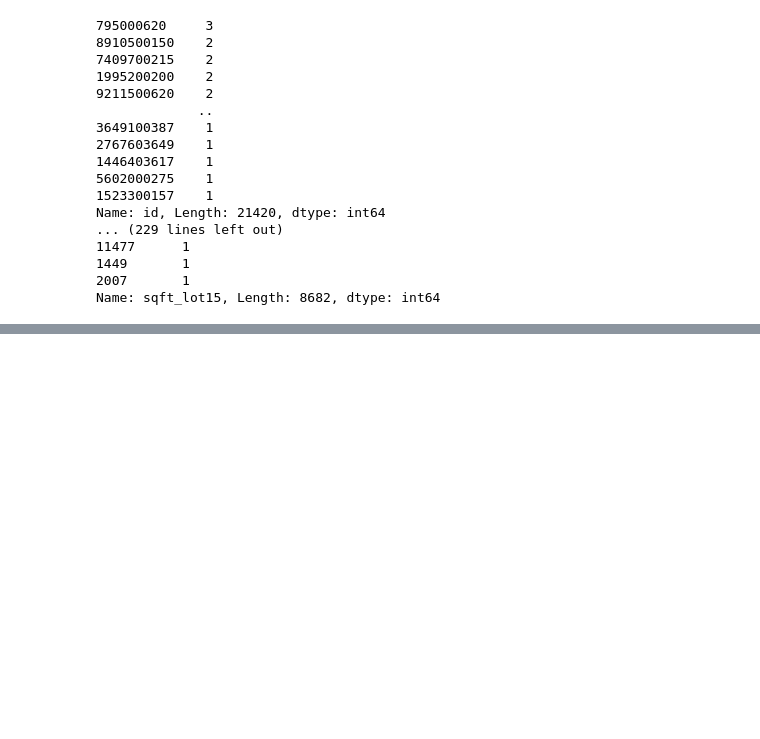
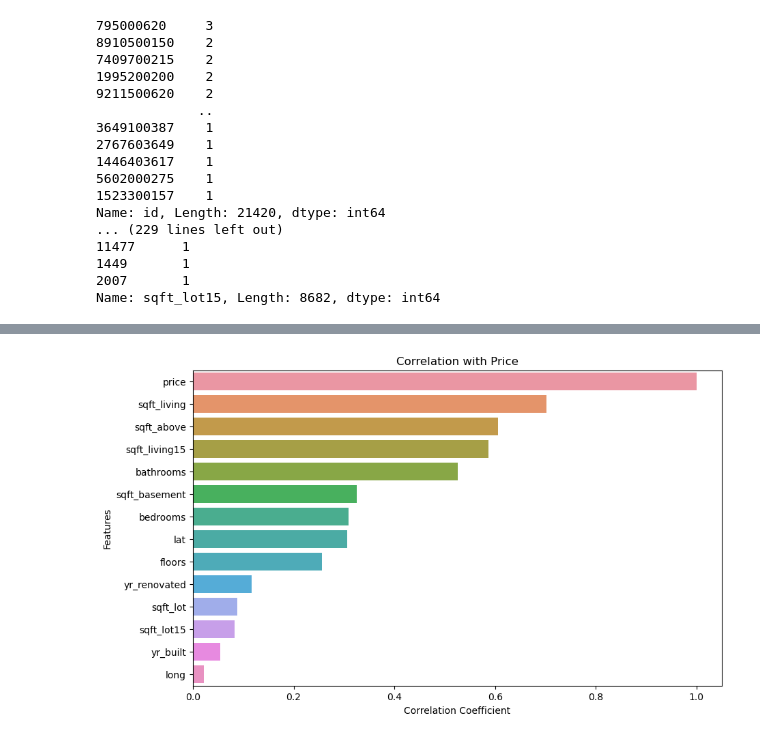
Before and after one commit to Gladys-Aura/PHASE-2-NEW-PROJECT, a Jupyter notebook: Student.ipynb, the cells around one changed output, grey strips where cells are left out. Saved outputs shown, nothing was run; the diff lists cells and outputs as text; code cells hidden in the pictures; blank space fills up the shorter version.

```diff
--- a/Student.ipynb
+++ b/Student.ipynb
@@ -267,0 +352,25 @@ df['sqft_basement'] = df['sqft_basement'].astype(float)
+# %%
+# Encode the grade column
+# Define the order of the categories
+category_order = {
+    "3 Poor": 3,
+    "5 Fair": 5,
+    "4 Low": 4,
+    "6 Low Average": 6,
+    "7 Average": 7,
+    "8 Good": 8,
+    "9 Better": 9,
+    "10 Very Good": 10,
+    "11 Excellent": 11,
+    "12 Luxury": 12,
+    "13 Mansion": 13
+}
+
+# Perform ordinal encoding on the "grade" column
+df["grade_encoded"] = df["grade"].replace(category_order)
+
+# Replace the original "grade" column with the encoded values
+df["grade"] = df["grade_encoded"]
+
+# Check the updated dataset
+df['grade'].value_counts()
@@ -267,0 +431,20 @@ df['sqft_basement'] = df['sqft_basement'].astype(float)
+# %%
+# Select numerical columns for correlation analysis
+numerical_columns = ['price', 'bedrooms', 'bathrooms', 'sqft_living', 'sqft_lot', 'floors', 'sqft_above',
+                     'sqft_basement', 'yr_built', 'yr_renovated', 'lat', 'long', 'sqft_living15', 'sqft_lot15']
+
+# Calculate the correlation coefficients
+correlation_matrix = df[numerical_columns].corr()
+
+# Sort the correlation coefficients with respect to the "price" column
+price_correlation = correlation_matrix['price'].sort_values(ascending=False)
+
+# Plot the correlation coefficients
+plt.figure(figsize=(10, 6))
+sns.barplot(x=price_correlation.values, y=price_correlation.index, orient='h')
+plt.xlabel('Correlation Coefficient')
+plt.ylabel('Features')
+plt.title('Correlation with Price')
+plt.show()
+# %% [output]
+[figure, added]
```
Also changed, not shown: parts of 73 cells of this notebook.
